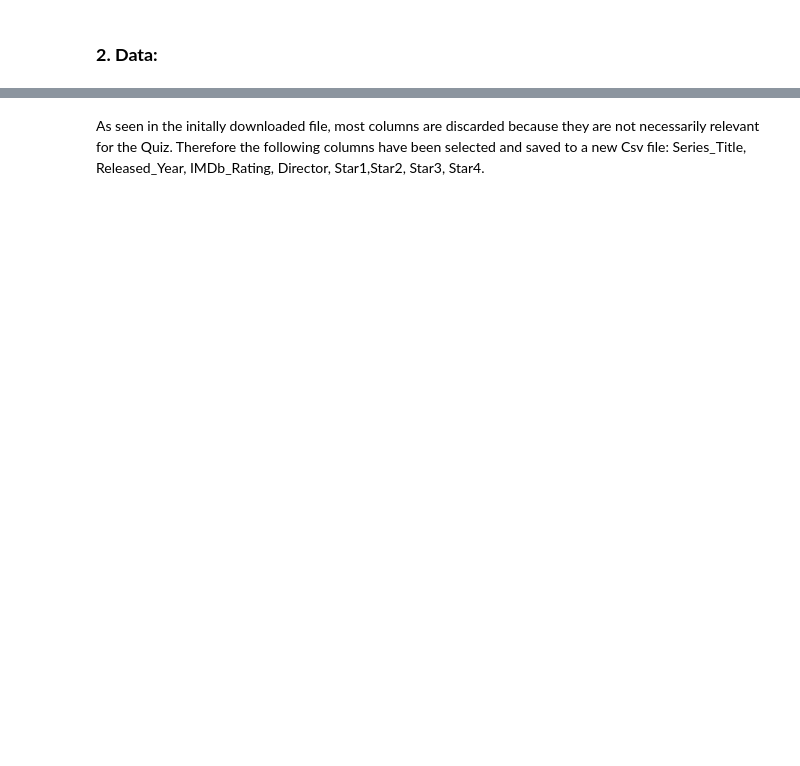
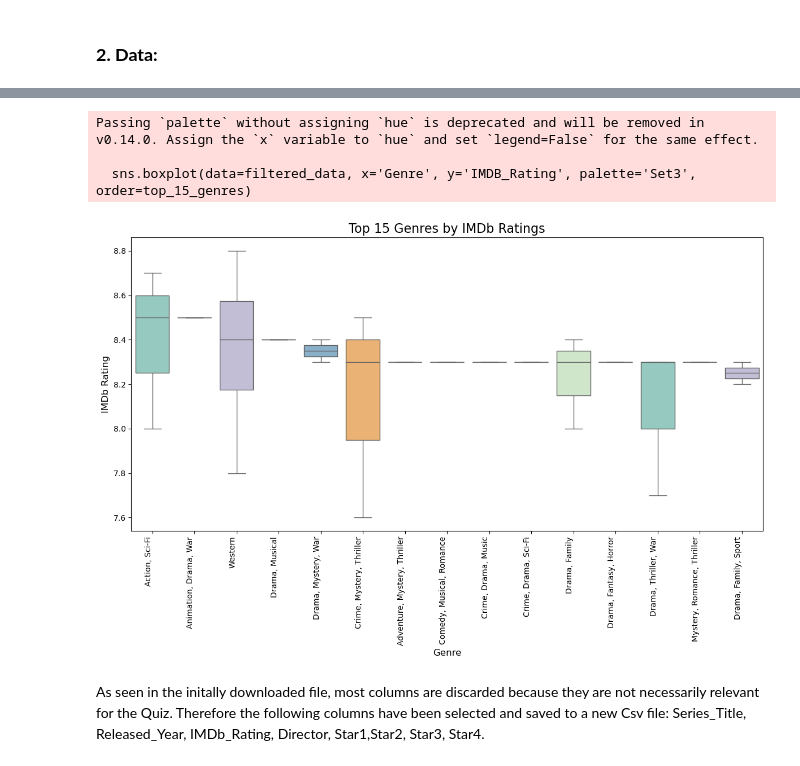
Before and after one commit to Selam-a11y/Project-Coding-for-data-science, a Jupyter notebook: Presentation Quiz .ipynb, the cells around one changed output, grey strips where cells are left out. Saved outputs shown, nothing was run; the diff lists cells and outputs as text; code cells hidden in the pictures; blank space fills up the shorter version.

```diff
--- a/Presentation Quiz .ipynb
+++ b/Presentation Quiz .ipynb
@@ -22 +41,35 @@ import pandas as pd
+# %%
+import pandas as pd
+import seaborn as sns
+import matplotlib.pyplot as plt
+
+
+
+# Step 1: Group data by genres and calculate median ratings for sorting
+genre_stats = df.groupby('Genre')['IMDB_Rating'].median().sort_values(ascending=False)
+
+# Step 2: Select the top 15 genres based on median ratings
+top_15_genres = genre_stats.head(15).index
+
+# Step 3: Filter the dataset to include only the top 15 genres
+filtered_data = df[df['Genre'].isin(top_15_genres)]
+
+# Step 4: Create the boxplot
+plt.figure(figsize=(12, 8))
+sns.boxplot(data=filtered_data, x='Genre', y='IMDB_Rating', palette='Set3', order=top_15_genres)
+
+# Step 5: Customize the plot
+plt.title('Top 15 Genres by IMDb Ratings', fontsize=16)
+plt.xlabel('Genre', fontsize=12)
+plt.ylabel('IMDb Rating', fontsize=12)
+plt.xticks(rotation=90, fontsize=10, ha='right')  # Rotate x-axis labels for better readability
+plt.tight_layout()
+
+# Show the plot
+plt.show()
+# %% [output]
+Passing `palette` without assigning `hue` is deprecated and will be removed in v0.14.0. Assign the `x` variable to `hue` and set `legend=False` for the same effect.
+
+  sns.boxplot(data=filtered_data, x='Genre', y='IMDB_Rating', palette='Set3', order=top_15_genres)
+[figure, added]
 # %%
```
Also changed, not shown: parts of 17 cells of this notebook, 4 other files.
